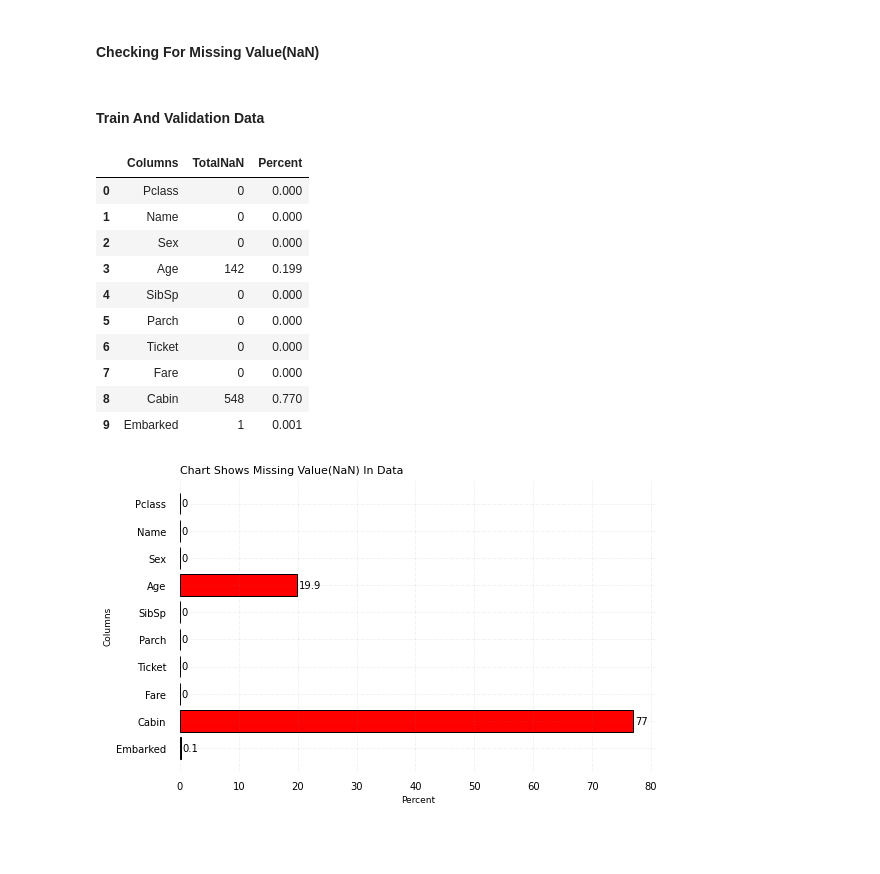
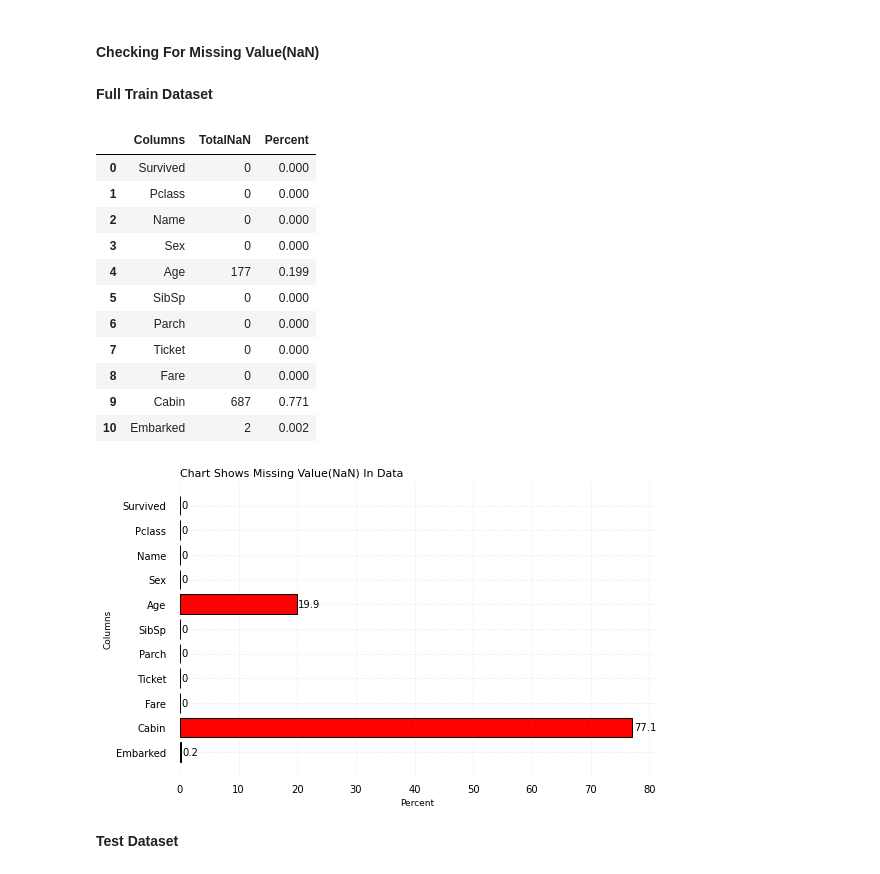
Before and after one commit to denis-spe/Titanic, a Jupyter notebook: Py/py_v1.ipynb, the cells around one changed output. Cells and saved outputs as stored; diff of their text form; code cells hidden in the pictures; blank space fills up the shorter version.

Commit message:
completed cleaning data in py and started cleaning in r

```diff
--- a/Py/py_v1.ipynb
+++ b/Py/py_v1.ipynb
@@ -476,21 +476,24 @@ def analyize_miss(data: pd.DataFrame, **kwargs) -> None:
     """
     plot_missing_values(data, **kwargs)
     return check_nan(data)
-# %% [markdown]
-#### **Train And Validation Data**
+# %% [markdown]
+**Full Train Dataset**
 # %%
-# Check missing values in train data
-analyize_miss(train_X)
+# Check missing values in full train data
+analyize_miss(train_df)
 # %% [output]
 |  | Columns | TotalNaN | Percent |
-| 0 | Pclass | 0 | 0.000 |
-| 1 | Name | 0 | 0.000 |
-| 2 | Sex | 0 | 0.000 |
-| 3 | Age | 142 | 0.199 |
-| 4 | SibSp | 0 | 0.000 |
-| 5 | Parch | 0 | 0.000 |
-| 6 | Ticket | 0 | 0.000 |
-| 7 | Fare | 0 | 0.000 |
-| 8 | Cabin | 548 | 0.770 |
-| 9 | Embarked | 1 | 0.001 |
+| 0 | Survived | 0 | 0.000 |
+| 1 | Pclass | 0 | 0.000 |
+| 2 | Name | 0 | 0.000 |
+| 3 | Sex | 0 | 0.000 |
+| 4 | Age | 177 | 0.199 |
+| 5 | SibSp | 0 | 0.000 |
+| 6 | Parch | 0 | 0.000 |
+| 7 | Ticket | 0 | 0.000 |
+| 8 | Fare | 0 | 0.000 |
+| 9 | Cabin | 687 | 0.771 |
+| 10 | Embarked | 2 | 0.002 |
-[figure, old version]
+[figure, new version]
+# %% [markdown]
+**Test Dataset**
```
Also changed, not shown: parts of 24 cells of this notebook, 1 other file.
